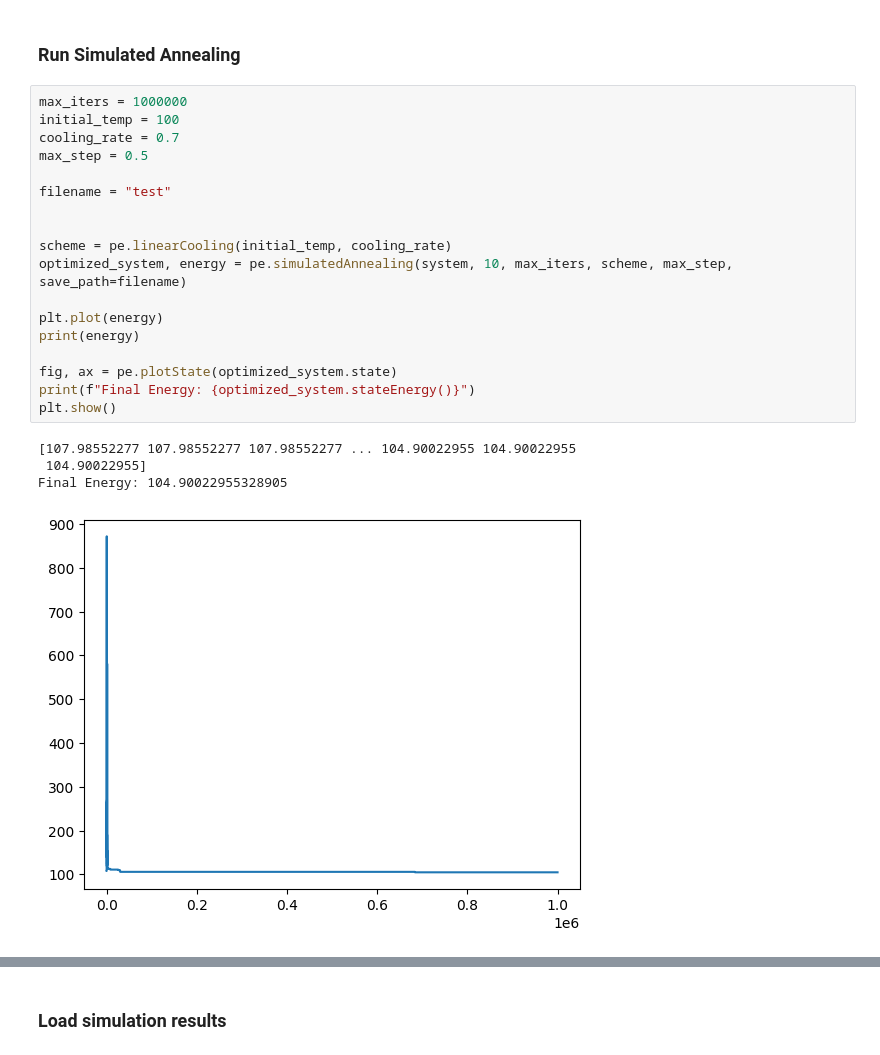
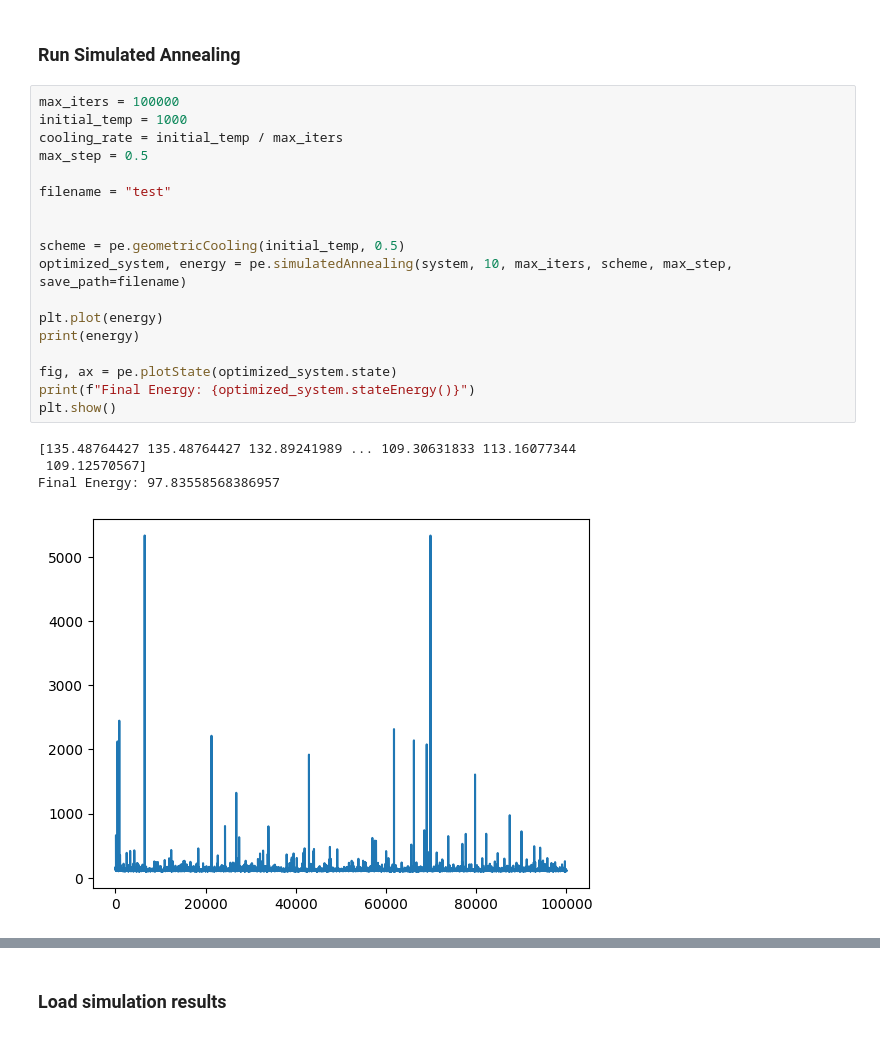
Before and after one commit to Koekoek1337/stochSim3, a Jupyter notebook: electricPotentialEnergy.ipynb, the cells around one changed output, grey strips where cells are left out. Drawn from its saved outputs; the diff is of its cells as text.

```diff
--- a/electricPotentialEnergy.ipynb
+++ b/electricPotentialEnergy.ipynb
@@ -17,25 +17,25 @@ Initial Energy: 155.21017607613555
 # %% [markdown]
 ### Run Simulated Annealing
 # %%
-max_iters = 1000000
-initial_temp = 100
-cooling_rate = 0.7
+max_iters = 100000
+initial_temp = 1000
+cooling_rate = initial_temp / max_iters
 max_step = 0.5
 
 filename = "test"
 
 
-scheme = pe.linearCooling(initial_temp, cooling_rate)
+scheme = pe.geometricCooling(initial_temp, 0.5)
 optimized_system, energy = pe.simulatedAnnealing(system, 10, max_iters, scheme, max_step, save_path=filename)
 
 plt.plot(energy)
 print(energy)
 
 fig, ax = pe.plotState(optimized_system.state)
 print(f"Final Energy: {optimized_system.stateEnergy()}")
 plt.show()
 # %% [output]
-[107.98552277 107.98552277 107.98552277 ... 104.90022955 104.90022955
- 104.90022955]
-Final Energy: 104.90022955328905
+[135.48764427 135.48764427 132.89241989 ... 109.30631833 113.16077344
+ 109.12570567]
+Final Energy: 97.83558568386957
-[figure, old version]
+[figure, new version]
```
Also changed, not shown: parts of 3 cells of this notebook, 2 other files.
